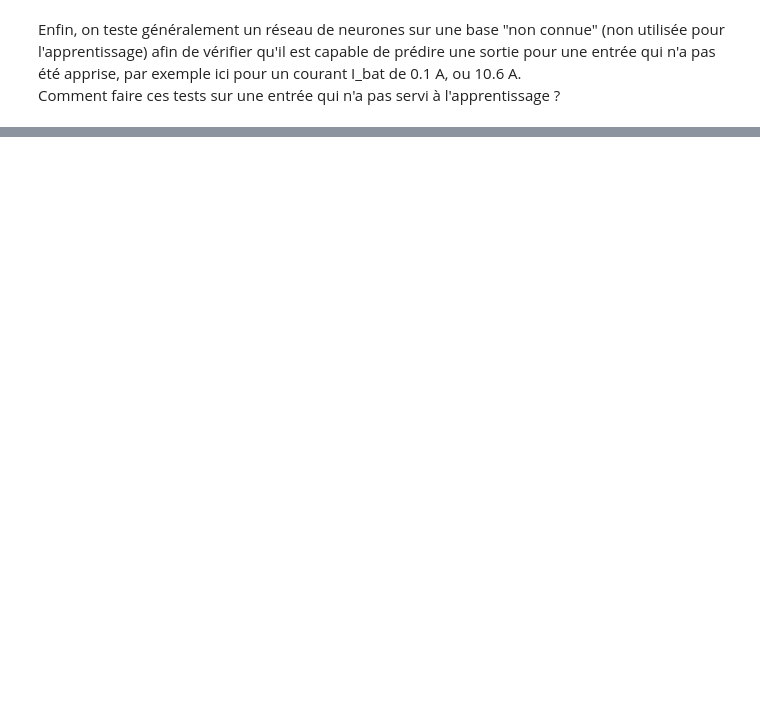
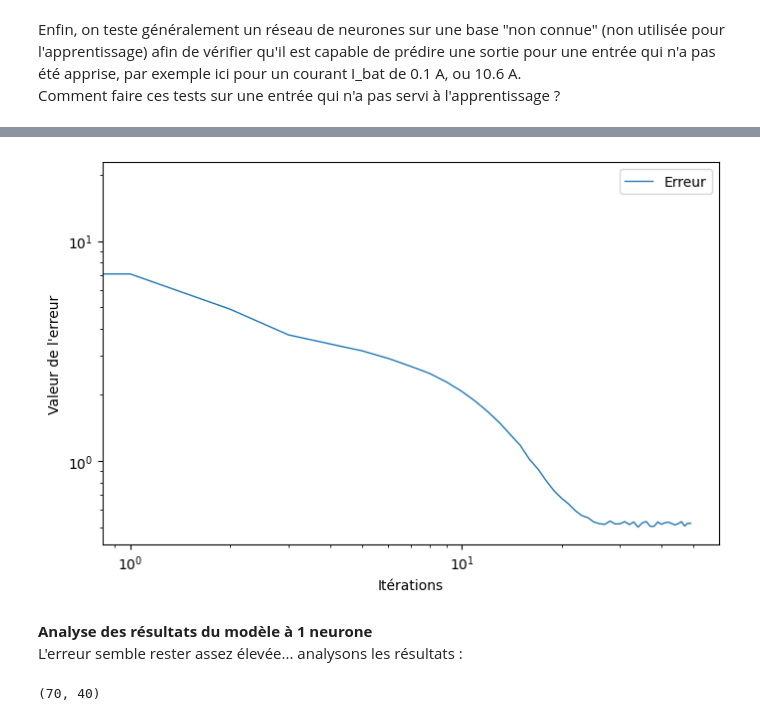
Before and after one commit to XavierCachan/moduleIA_S4, a Jupyter notebook: Neurone_artificiel.ipynb, the cells around one changed output, grey strips where cells are left out. Drawn from its saved outputs; the diff is of its cells as text; code cells hidden in the pictures; blank space fills up the shorter version.

```diff
--- a/Neurone_artificiel.ipynb
+++ b/Neurone_artificiel.ipynb
@@ -175,0 +236,6 @@ Un neurone c'est sympa... mais ça limite un peu les choses ! => [Lien vers la p
+# %%
+for i in range(0,len(T)):
+  for j in range(0,len(I_bat)):
+    table[len(I_bat)*i+j][0] = I_bat[j]   # Première entrée du couple
+    table[len(I_bat)*i+j][1] = T[i]       # 2nde entrée du couple
+table
@@ -175,0 +296,26 @@ Un neurone c'est sympa... mais ça limite un peu les choses ! => [Lien vers la p
+# %%
+epochs=50                 # Nombre d'itérations pour l'entrainement. Par défaut 50
+batch=32                  # Nombre de caractéristiques (entrées) prises en compte dans une des étapes d'une epoch. Par défaut 32
+                          # (donc ici 2800/32 = 400 mises à jours des poids du modèles dans une epoch)
+
+# Entrainement du modèle par régression linéaire
+# On fournit en arguments :
+# - x : les "caractéristiques" d'entrée (features en anglais)
+# - y : les "étiquettes" de sortie (label en anglais)
+# - epochs : le nombre d'itérations de l'entrainement
+# - batch_size : le nombre de caractéristiques prises en compte dans une itération (entre 1 et le nb total disponible)
+
+history = mon_modele2.fit(x=table,     # Fonction TensorFlow d'entrainement du réseau
+                        y=sortie,
+                        batch_size=batch,
+                        epochs=epochs)
+
+# Récupération des poids et biais calculés pour notre neurone
+trained_weight = mon_modele2.get_weights()[0]
+trained_bias = mon_modele2.get_weights()[1]
+
+# Récupération de la liste des itérations
+epochs = history.epoch
+
+# Récupération de l'erreur pour chaque itération
+rmse = pd.DataFrame(history.history)["root_mean_squared_error"]
@@ -175,0 +340,24 @@ Un neurone c'est sympa... mais ça limite un peu les choses ! => [Lien vers la p
+# %%
+#Affichage de l'évolution de l'erreur
+fig,ax = plt.subplots(1,figsize=(8,5))
+ax.plot (epochs,rmse, linestyle="-", linewidth=1, label="Erreur")
+ax.set_xlabel("Itérations")
+ax.set_ylabel("Valeur de l'erreur")
+ax.set_xscale('log')
+ax.set_yscale('log')
+ax.legend()
+plt.show()
+# %% [output]
+[figure, added]
+# %% [markdown]
+**Analyse des résultats du modèle à 1 neurone**
+L'erreur semble rester assez élevée... analysons les résultats :
+# %%
+# Tensions obtenues par le modèle sur la base d'entrainement
+U_mod2 = mon_modele2.predict(table, verbose=0)
+
+# Que l'on remet en format matrice 70*40 pour affichage
+U_mod2 = U_mod2.reshape(len(T),len(I_bat))
+U_mod2.shape
+# %% [output]
+(70, 40)
```
Also changed, not shown: parts of 64 cells of this notebook.
